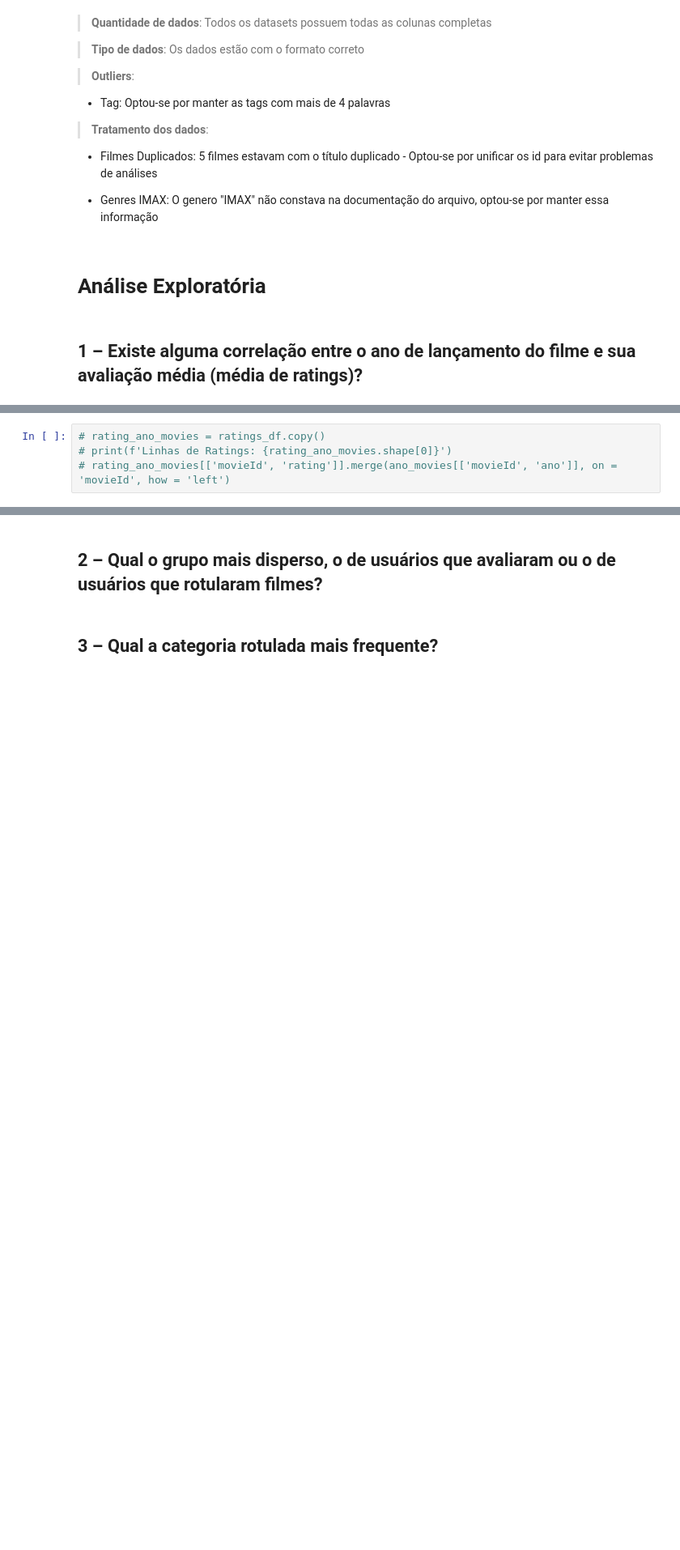
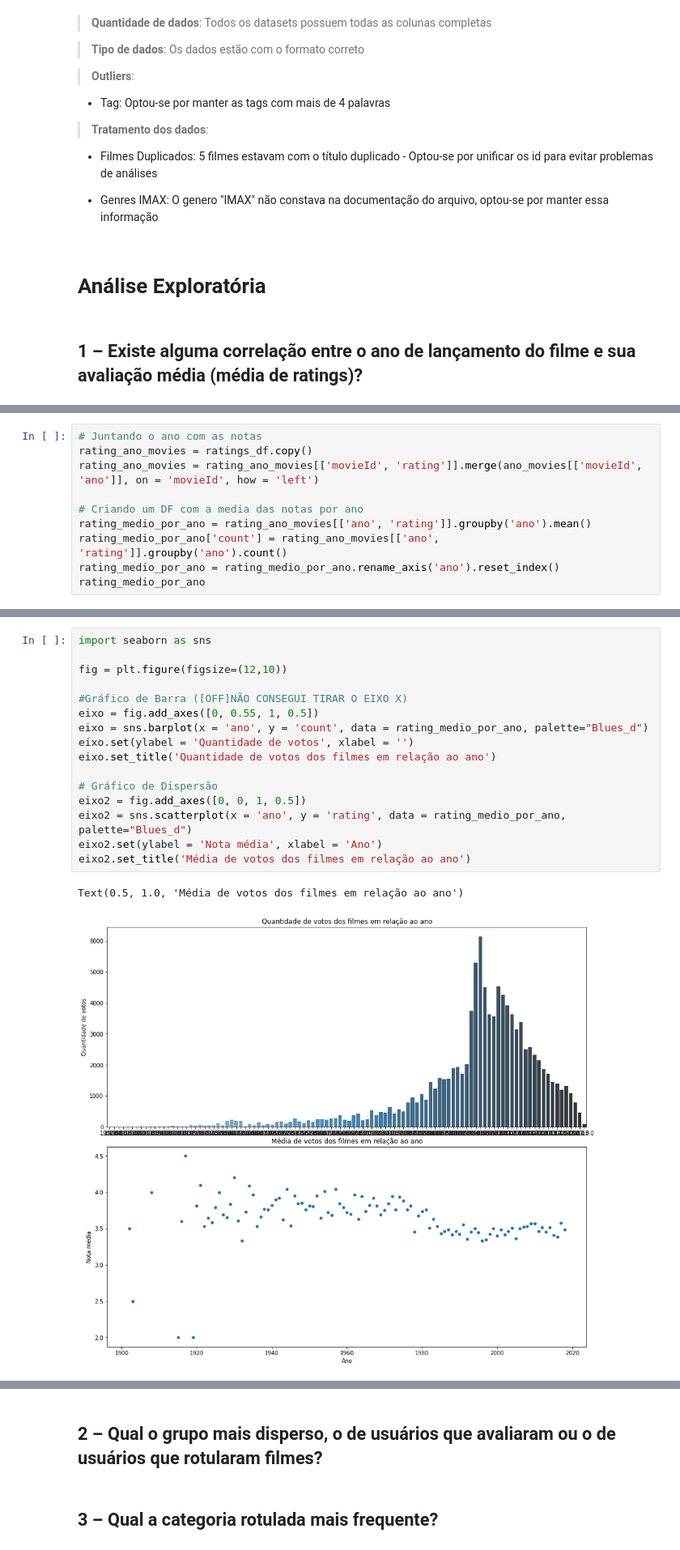
Before and after one commit to dieguim-ifsp-posCD/D1AED, a Jupyter notebook: avaliacoes/20210513-avaliacao01/AED-movie-lens-small.ipynb, the cells around one changed output, grey strips where cells are left out. Shown at 81% size. Drawn from its saved outputs; the diff is of its cells as text; blank space fills up the shorter version.

```diff
--- a/avaliacoes/20210513-avaliacao01/AED-movie-lens-small.ipynb
+++ b/avaliacoes/20210513-avaliacao01/AED-movie-lens-small.ipynb
@@ -717,5 +724,11 @@ Existem 13 filmes sem a informação do ano
 # %%
-# rating_ano_movies = ratings_df.copy()
-# print(f'Linhas de Ratings: {rating_ano_movies.shape[0]}')
-# rating_ano_movies[['movieId', 'rating']].merge(ano_movies[['movieId', 'ano']], on = 'movieId', how = 'left')
+# Juntando o ano com as notas
+rating_ano_movies = ratings_df.copy()
+rating_ano_movies = rating_ano_movies[['movieId', 'rating']].merge(ano_movies[['movieId', 'ano']], on = 'movieId', how = 'left')
+
+# Criando um DF com a media das notas por ano
+rating_medio_por_ano = rating_ano_movies[['ano', 'rating']].groupby('ano').mean()
+rating_medio_por_ano['count'] = rating_ano_movies[['ano', 'rating']].groupby('ano').count()
+rating_medio_por_ano = rating_medio_por_ano.rename_axis('ano').reset_index()
+rating_medio_por_ano
 # %% [output]
@@ -735,0 +748,19 @@ Linhas de Ratings: 100836
+# %%
+import seaborn as sns
+
+fig = plt.figure(figsize=(12,10))
+
+#Gráfico de Barra ([OFF]NÃO CONSEGUI TIRAR O EIXO X)
+eixo = fig.add_axes([0, 0.55, 1, 0.5])
+eixo = sns.barplot(x = 'ano', y = 'count', data = rating_medio_por_ano, palette="Blues_d")
+eixo.set(ylabel = 'Quantidade de votos', xlabel = '')
+eixo.set_title('Quantidade de votos dos filmes em relação ao ano')
+
+# Gráfico de Dispersão
+eixo2 = fig.add_axes([0, 0, 1, 0.5])
+eixo2 = sns.scatterplot(x = 'ano', y = 'rating', data = rating_medio_por_ano, palette="Blues_d")
+eixo2.set(ylabel = 'Nota média', xlabel = 'Ano')
+eixo2.set_title('Média de votos dos filmes em relação ao ano')
+# %% [output]
+Text(0.5, 1.0, 'Média de votos dos filmes em relação ao ano')
+[figure, added]
```
Also changed, not shown: parts of 7 cells of this notebook.
